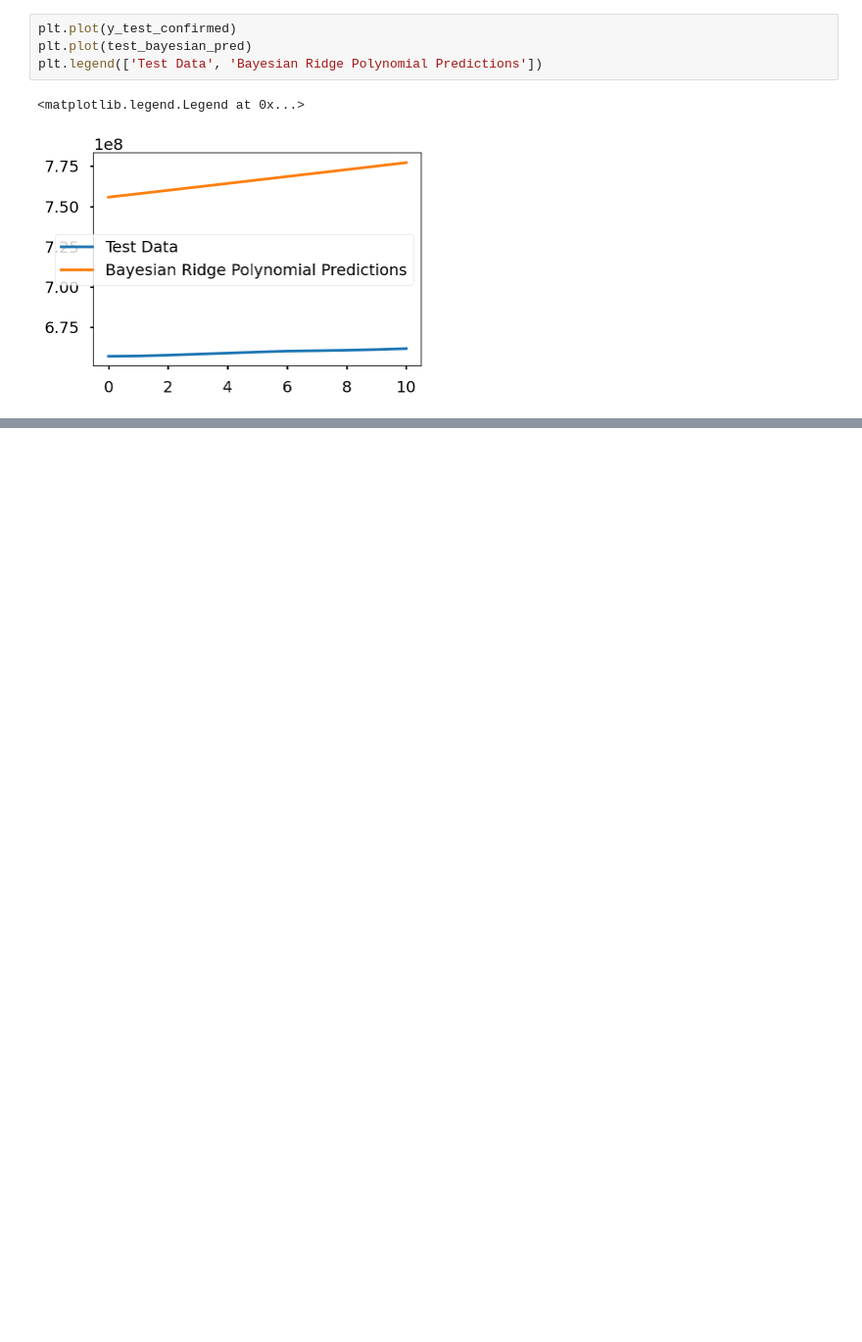
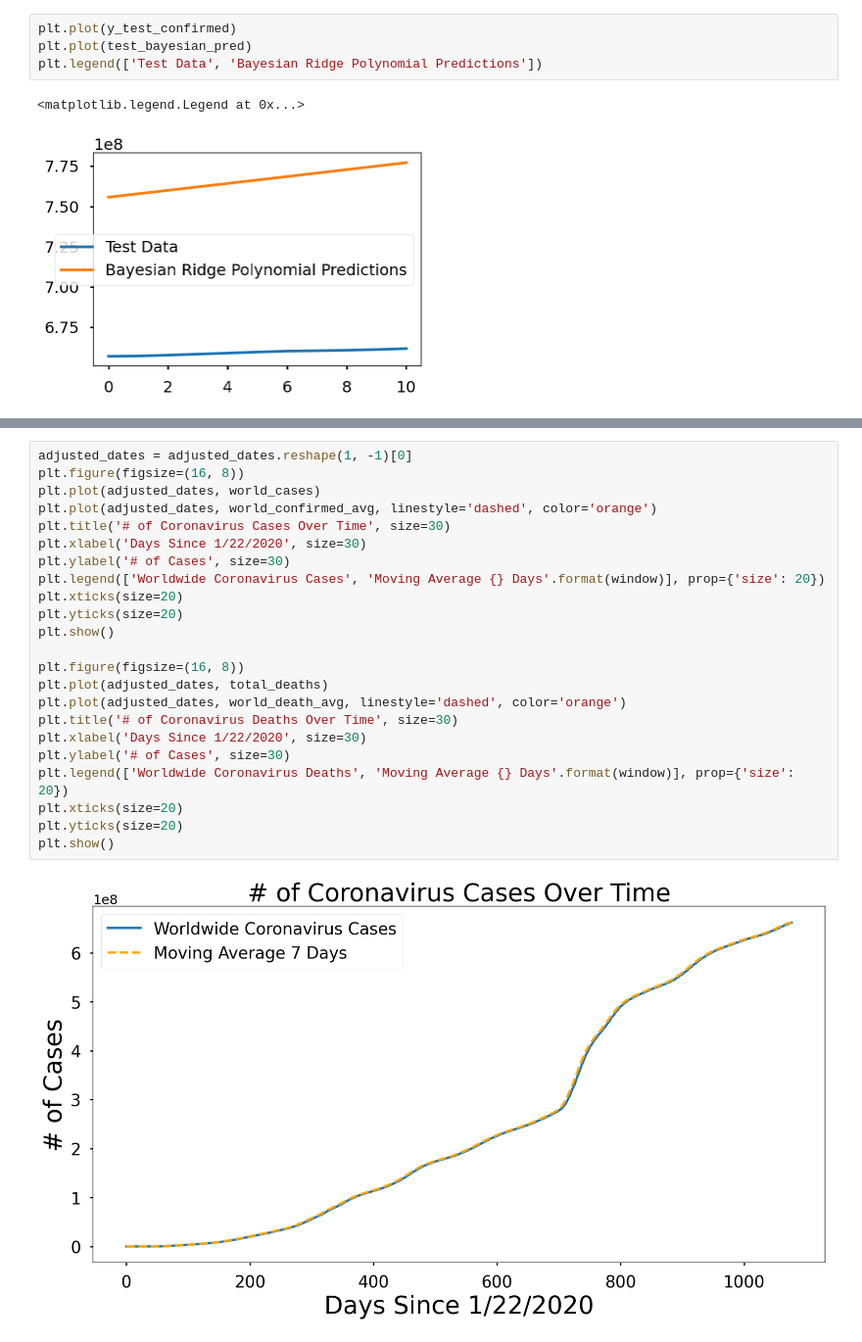
Before and after one commit to AmirMotefaker/Coronavirus-COVID19-pandemic, a Jupyter notebook: coronavirus-pandemic-covid-19-visualization.ipynb, the cells around one changed output, grey strips where cells are left out. Shown at 98% size. Saved outputs shown, nothing was run; the diff lists cells and outputs as text; blank space fills up the shorter version.

Commit message:
Kaggle Notebook | Coronavirus Pandemic (COVID-19) - Visualization  | Version 14

```diff
--- a/coronavirus-pandemic-covid-19-visualization.ipynb
+++ b/coronavirus-pandemic-covid-19-visualization.ipynb
@@ -312,0 +325,25 @@ plt.legend(['Test Data', 'Bayesian Ridge Polynomial Predictions'])
+# %%
+adjusted_dates = adjusted_dates.reshape(1, -1)[0]
+plt.figure(figsize=(16, 8))
+plt.plot(adjusted_dates, world_cases)
+plt.plot(adjusted_dates, world_confirmed_avg, linestyle='dashed', color='orange')
+plt.title('# of Coronavirus Cases Over Time', size=30)
+plt.xlabel('Days Since 1/22/2020', size=30)
+plt.ylabel('# of Cases', size=30)
+plt.legend(['Worldwide Coronavirus Cases', 'Moving Average {} Days'.format(window)], prop={'size': 20})
+plt.xticks(size=20)
+plt.yticks(size=20)
+plt.show()
+
+plt.figure(figsize=(16, 8))
+plt.plot(adjusted_dates, total_deaths)
+plt.plot(adjusted_dates, world_death_avg, linestyle='dashed', color='orange')
+plt.title('# of Coronavirus Deaths Over Time', size=30)
+plt.xlabel('Days Since 1/22/2020', size=30)
+plt.ylabel('# of Cases', size=30)
+plt.legend(['Worldwide Coronavirus Deaths', 'Moving Average {} Days'.format(window)], prop={'size': 20})
+plt.xticks(size=20)
+plt.yticks(size=20)
+plt.show()
+# %% [output]
+[figure, added]
```
Also changed, not shown: parts of 13 cells of this notebook.
